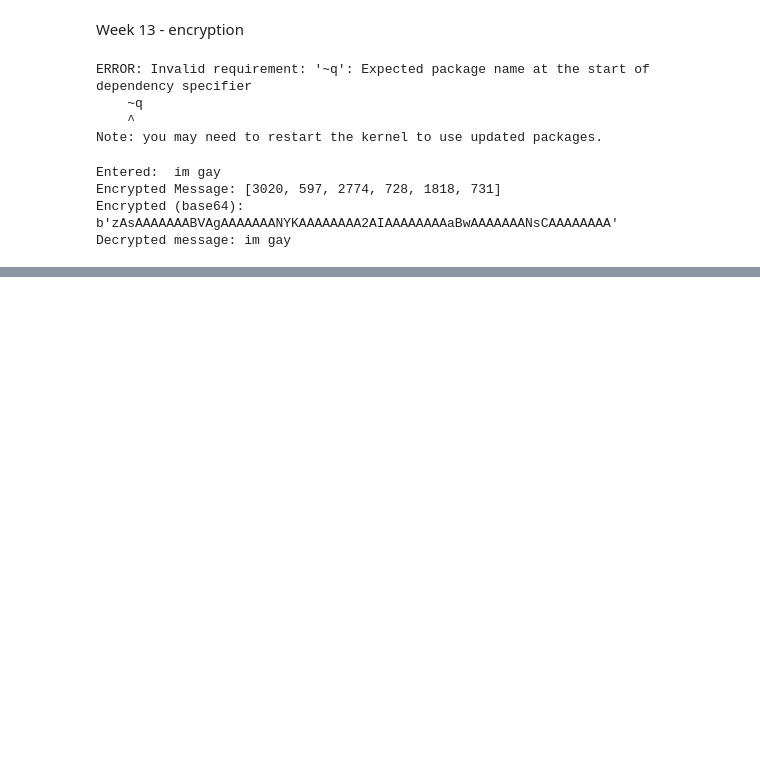
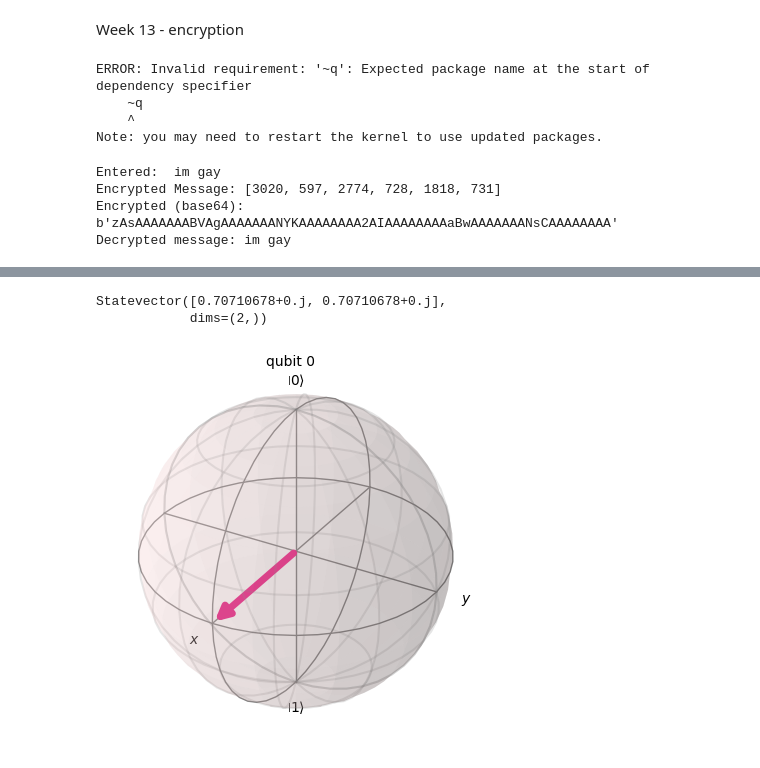
Before and after one commit to dcChilshock/AP-ComputerScience, a Jupyter notebook: Notebooks/concepts.ipynb, the cells around one changed output, grey strips where cells are left out. Cells and saved outputs as stored; diff of their text form; code cells hidden in the pictures; blank space fills up the shorter version.

```diff
--- a/Notebooks/concepts.ipynb
+++ b/Notebooks/concepts.ipynb
@@ -336,0 +349,19 @@ Decrypted message: im gay
+# %%
+qc = QuantumCircuit(1,1) #1 qubit, 1 classical bit
+# The classical bit stores the classical output
+
+# Apply hadamard gate (enter superposition)
+qc.h(0)
+
+#visualize on a block sphere
+qc.save_statevector()
+sim = AerSimulator()
+qobj = transpile(qc,sim)
+result = sim.run(qobj).result()
+statevector = result.get_statevector()
+print(statevector)
+plot_bloch_multivector(statevector)
+# %% [output]
+Statevector([0.70710678+0.j, 0.70710678+0.j],
+            dims=(2,))
+[figure, added]
```
Also changed, not shown: parts of 5 cells of this notebook.
